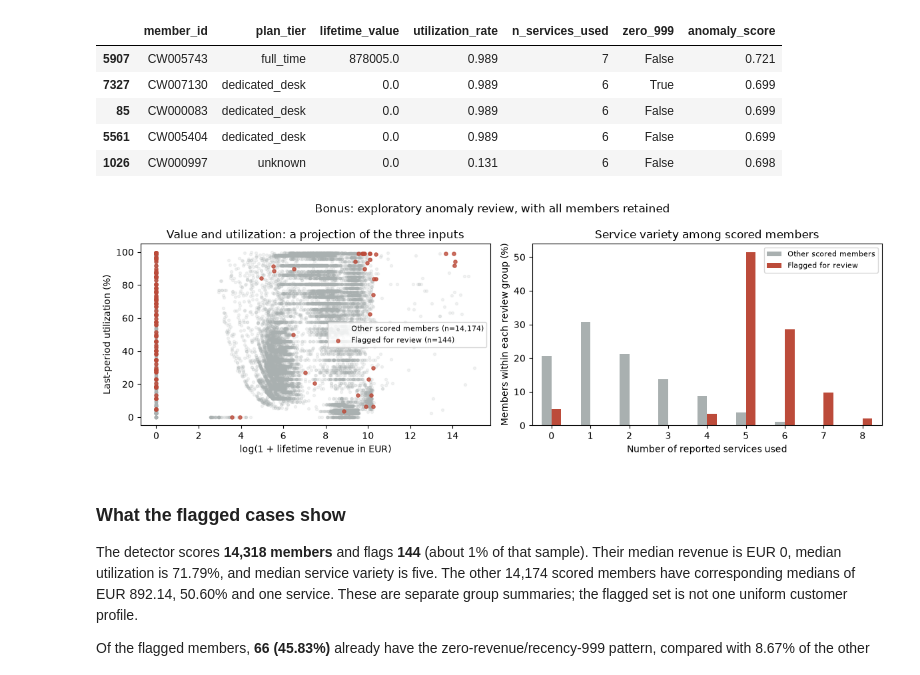
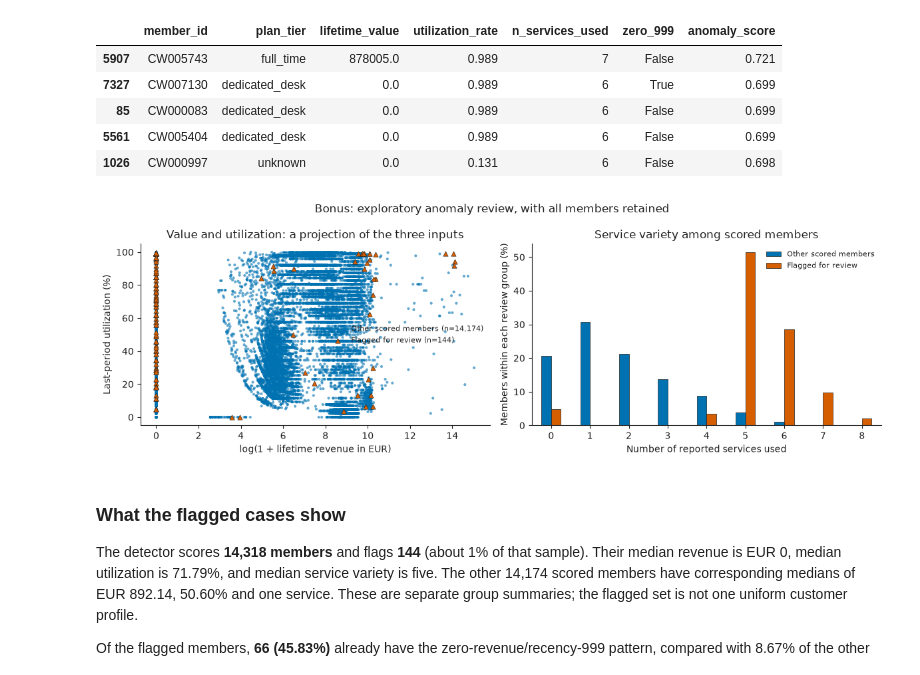
Before and after one commit to fradejoao/dataminingproject, a Jupyter notebook: delivery/Group21_EDA_Code.ipynb, the cells around one changed output. Saved outputs shown, nothing was run; the diff lists cells and outputs as text; code cells hidden in the pictures.

```diff
--- a/delivery/Group21_EDA_Code.ipynb
+++ b/delivery/Group21_EDA_Code.ipynb
@@ -33,6 +33,28 @@ import pandas as pd
 import matplotlib.pyplot as plt
 
 pd.set_option("display.max_columns", 40)
+
+# Plain white figures, no background grid, and a distinct high-contrast palette.
+PLOT_BLUE = "#0072B2"
+PLOT_ORANGE = "#D55E00"
+PLOT_GREEN = "#009E73"
+plt.style.use("default")
+plt.rcParams.update({
+    "figure.facecolor": "white",
+    "axes.facecolor": "white",
+    "savefig.facecolor": "white",
+    "savefig.transparent": False,
+    "axes.grid": False,
+    "axes.spines.top": False,
+    "axes.spines.right": False,
+    "axes.edgecolor": "#202020",
+    "text.color": "#202020",
+    "axes.labelcolor": "#202020",
+    "xtick.color": "#202020",
+    "ytick.color": "#202020",
+    "legend.frameon": False,
+    "axes.prop_cycle": plt.cycler(color=[PLOT_BLUE, PLOT_ORANGE, PLOT_GREEN])
+})
 # %%
 df_raw = pd.read_csv("../data/raw/acdc_dataset.csv", sep=";")
 df = df_raw.copy()
@@ -835,10 +860,14 @@ for ax, data, column, label in [
     ]
     ax.boxplot(
         values_by_plan, orientation="horizontal",
-        tick_labels=plan_labels, showfliers=False
+        tick_labels=plan_labels, showfliers=False, patch_artist=True,
+        boxprops={"facecolor": PLOT_BLUE if column == "avg_weekly_visits" else PLOT_ORANGE,
+                  "edgecolor": "#202020", "linewidth": 1.2},
+        medianprops={"color": "black", "linewidth": 2},
+        whiskerprops={"color": "#202020", "linewidth": 1.2},
+        capprops={"color": "#202020", "linewidth": 1.2}
     )
     ax.set_xlabel(label)
-    ax.grid(axis="x", alpha=0.2)
 
 axes[0].set_ylabel("Current membership plan")
 fig.suptitle("Attendance and revenue within plans — outlier markers hidden")
@@ -1495,36 +1537,40 @@ bonus_results.sort_values("anomaly_score", ascending=False)[[
 # %%
 bonus_flag = bonus_results["flagged_for_review"]
 fig, axes = plt.subplots(1, 2, figsize=(12, 4))
 for flag_value, color, label in [
-    (False, "#A9B0B0", "Other scored members"),
-    (True, "#BC4B3A", "Flagged for review")
+    (False, PLOT_BLUE, "Other scored members"),
+    (True, PLOT_ORANGE, "Flagged for review")
 ]:
     selected = bonus_results.loc[bonus_flag == flag_value]
     axes[0].scatter(
         np.log1p(selected["lifetime_value"]), selected["utilization_rate"] * 100,
-        s=14 if flag_value else 8, alpha=0.8 if flag_value else 0.15,
+        s=28 if flag_value else 9, alpha=1.0 if flag_value else 0.6,
+        marker="^" if flag_value else "o",
+        edgecolors="#202020" if flag_value else "none", linewidths=0.4,
         color=color, label=f"{label} (n={len(selected):,})", rasterized=True
     )
 axes[0].set_xlabel("log(1 + lifetime revenue in EUR)")
 axes[0].set_ylabel("Last-period utilization (%)")
 axes[0].set_title("Value and utilization: a projection of the three inputs")
 axes[0].legend(fontsize=8)
 
 bonus_service_distribution = (
     pd.crosstab(bonus_results["n_services_used"], bonus_results["review_group"], normalize="columns")
     .reindex(columns=bonus_group_order).mul(100)
 )
-bonus_service_distribution.plot.bar(ax=axes[1], color=["#A9B0B0", "#BC4B3A"])
+bonus_service_distribution.plot.bar(
+    ax=axes[1], color=[PLOT_BLUE, PLOT_ORANGE], edgecolor="#202020", linewidth=0.5
+)
 axes[1].set_xlabel("Number of reported services used")
 axes[1].set_ylabel("Members within each review group (%)")
 axes[1].set_title("Service variety among scored members")
 axes[1].tick_params(axis="x", rotation=0)
 axes[1].legend(title="", fontsize=8)
 fig.suptitle("Bonus: exploratory anomaly review, with all members retained")
 plt.tight_layout()
 plt.show()
 # %% [output]
-[figure, old version]
+[figure, new version]
 # %% [markdown]
 ### What the flagged cases show
 
```
Also changed, not shown: parts of 11 cells of this notebook, 17 other files.
